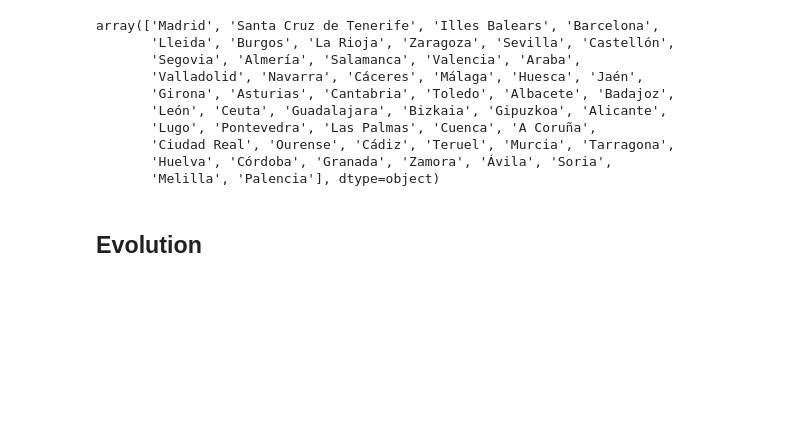
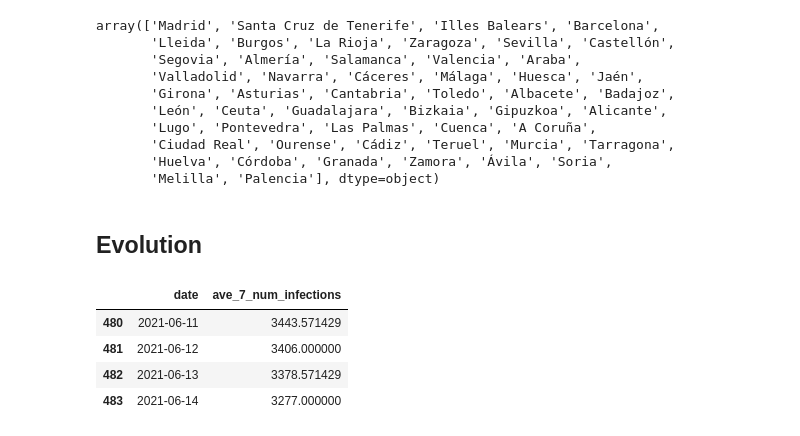
Before and after one commit to ffreire92/final_project, a Jupyter notebook: Pandemic_Overview.ipynb, the cells around one changed output. Cells and saved outputs as stored; diff of their text form; code cells hidden in the pictures; blank space fills up the shorter version.

```diff
--- a/Pandemic_Overview.ipynb
+++ b/Pandemic_Overview.ipynb
@@ -504,3 +504,11 @@ evolution.to_csv('evolution.csv', index=True)
 bydate.to_csv('bydate.csv', index=True)
 # %%
 last7.to_csv('last7.csv', index=True)
+# %%
+last7[['date', 'ave_7_num_infections']][3:]
+# %% [output]
+|  | date | ave_7_num_infections |
+| 480 | 2021-06-11 | 3443.571429 |
+| 481 | 2021-06-12 | 3406.000000 |
+| 482 | 2021-06-13 | 3378.571429 |
+| 483 | 2021-06-14 | 3277.000000 |
```
Also changed, not shown: parts of 6 cells of this notebook, 3 other files.
